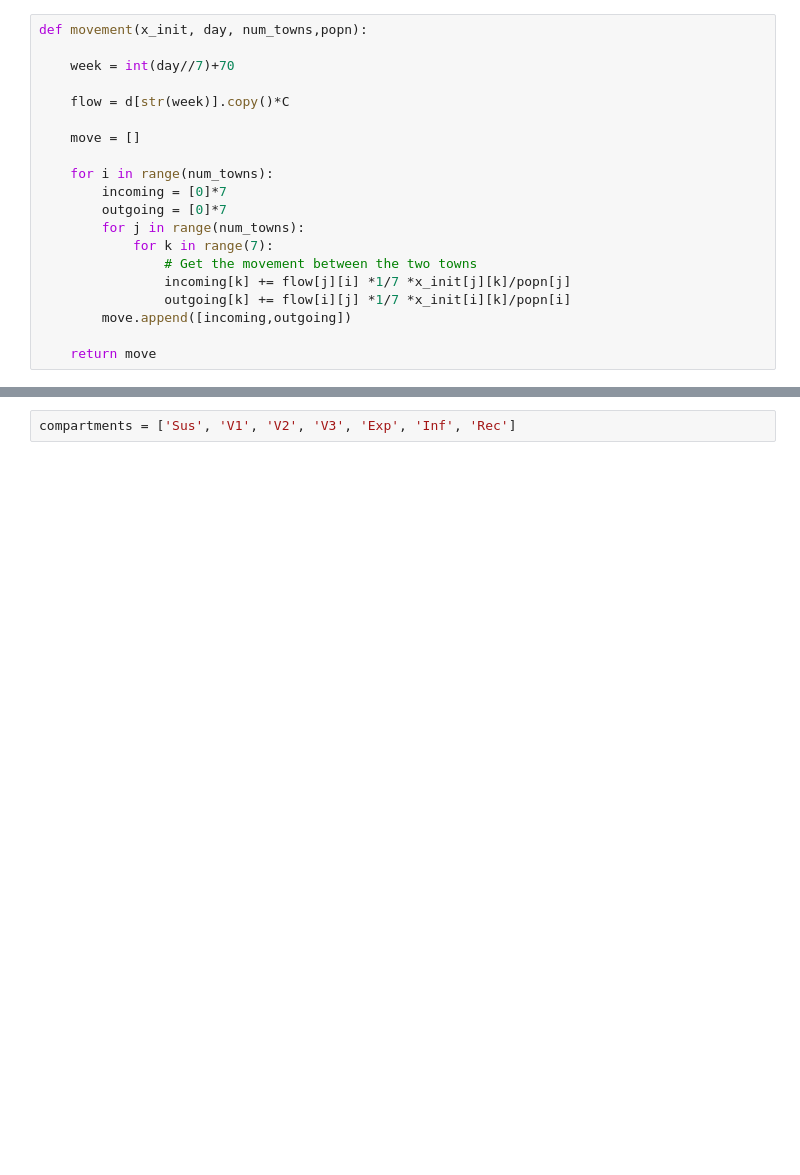
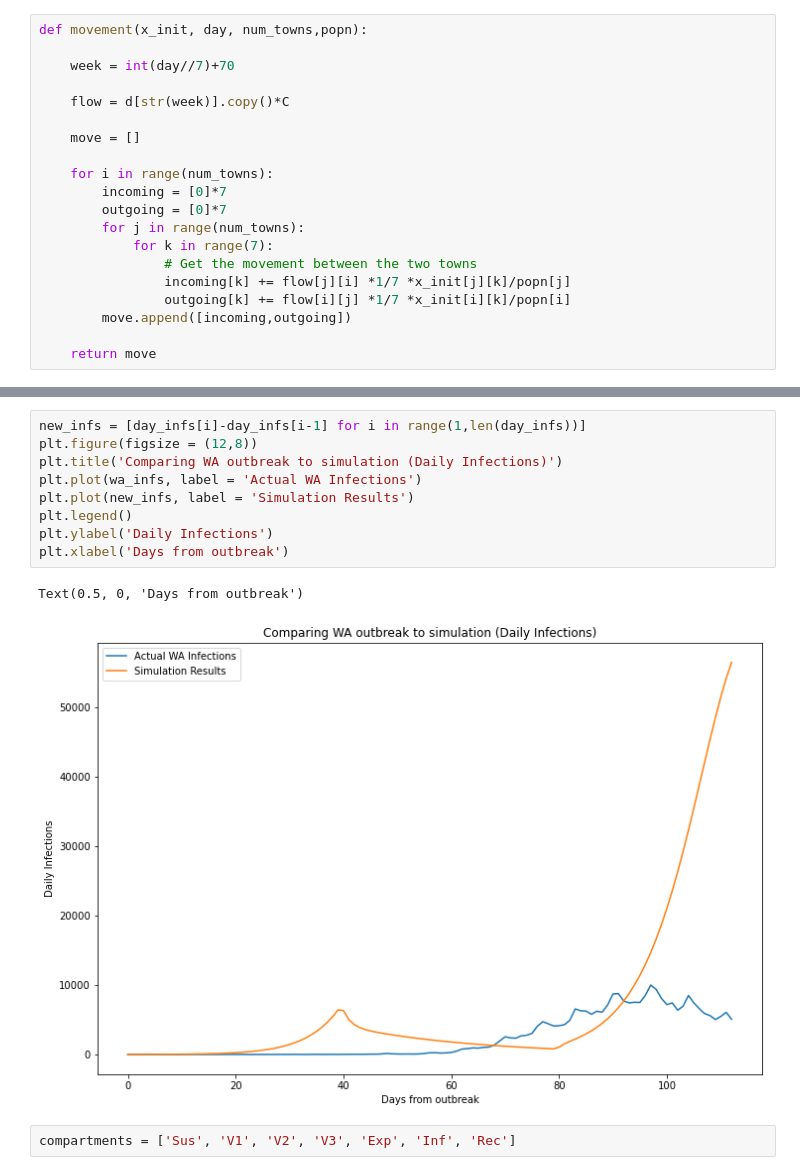
Before and after one commit to yuval-b/covid_thesis, a Jupyter notebook: 7. Continuous Population Compartmental Model.ipynb, the cells around one changed output, grey strips where cells are left out. Saved outputs shown, nothing was run; the diff lists cells and outputs as text; blank space fills up the shorter version.

```diff
--- a/7. Continuous Population Compartmental Model.ipynb
+++ b/7. Continuous Population Compartmental Model.ipynb
@@ -182,3 +217,15 @@ for day in range(days):
+# %%
+new_infs = [day_infs[i]-day_infs[i-1] for i in range(1,len(day_infs))]
+plt.figure(figsize = (12,8))
+plt.title('Comparing WA outbreak to simulation (Daily Infections)')
+plt.plot(wa_infs, label = 'Actual WA Infections')
+plt.plot(new_infs, label = 'Simulation Results')
+plt.legend()
+plt.ylabel('Daily Infections')
+plt.xlabel('Days from outbreak')
+# %% [output]
+Text(0.5, 0, 'Days from outbreak')
+[figure, added]
 # %%
 compartments = ['Sus', 'V1', 'V2', 'V3', 'Exp', 'Inf', 'Rec']
 # %%
```
Also changed, not shown: parts of 9 cells of this notebook.
